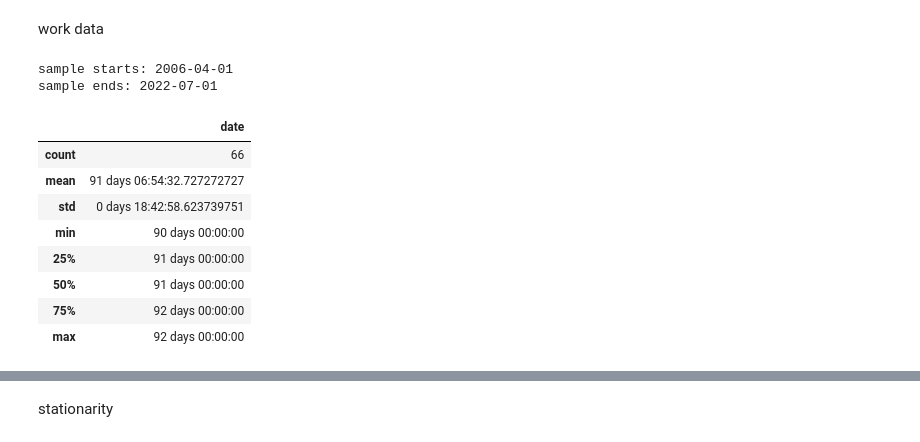
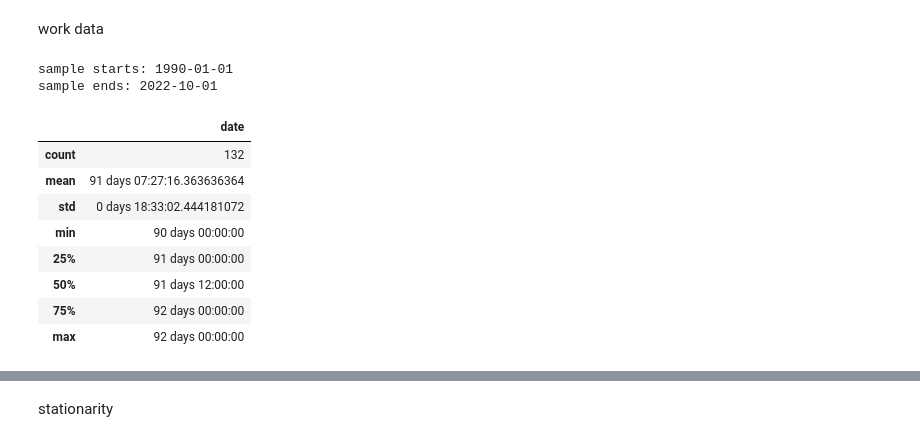
Before and after one commit to lukasgrahl/memoire1, a Jupyter notebook: notebooks/01-load_data.ipynb, the cells around one changed output, grey strips where cells are left out. Saved outputs shown, nothing was run; the diff lists cells and outputs as text; code cells hidden in the pictures.

```diff
--- a/notebooks/01-load_data.ipynb
+++ b/notebooks/01-load_data.ipynb
@@ -47,23 +21,26 @@ plot_dfs(df_all, sns.lineplot, fill_arr=recession_dict)
+# %%
+from config import fred_dict, recession_dict
+df_all = load_data('raw_data.csv', DATA_DIR, fred_dict)
 # %% [markdown]
 work data
 # %%
-df = df_all.dropna().copy()
+df = df_all.copy()
 df.drop(['recs', 'defl'], axis=1, inplace=True)
 
 # sample period
 print(f'sample starts: {df.index[0].date()} \nsample ends: {df.index[-1].date()}')
 
 # check for missing intra sample data
 pd.DataFrame(df.index - df.index.shift(-1)).describe()
 # %% [output]
-sample starts: 2006-04-01
-sample ends: 2022-07-01
+sample starts: 1990-01-01
+sample ends: 2022-10-01
 |  | date |
-| count | 66 |
-| mean | 91 days 06:54:32.727272727 |
-| std | 0 days 18:42:58.623739751 |
+| count | 132 |
+| mean | 91 days 07:27:16.363636364 |
+| std | 0 days 18:33:02.444181072 |
 | min | 90 days 00:00:00 |
 | 25% | 91 days 00:00:00 |
-| 50% | 91 days 00:00:00 |
+| 50% | 91 days 12:00:00 |
 | 75% | 92 days 00:00:00 |
 | max | 92 days 00:00:00 |
```
Also changed, not shown: parts of 32 cells of this notebook, 3 other files.
